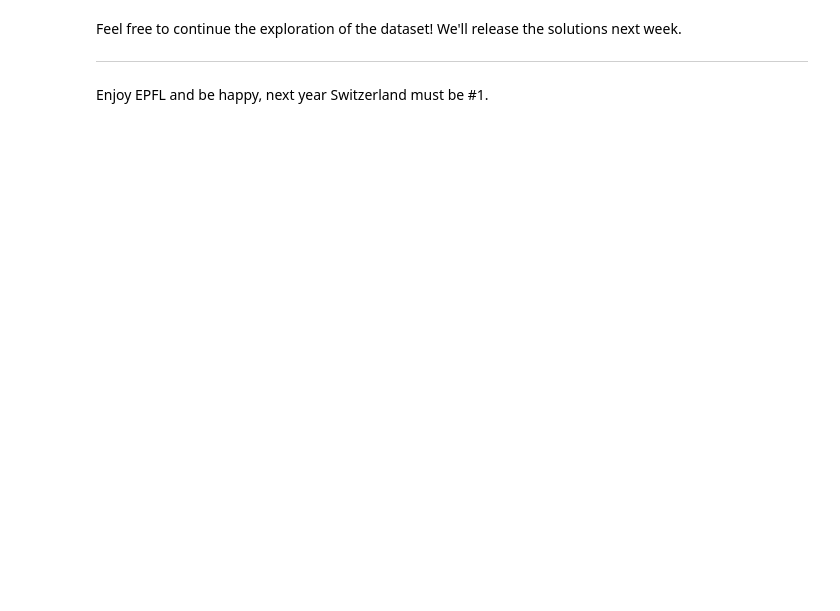
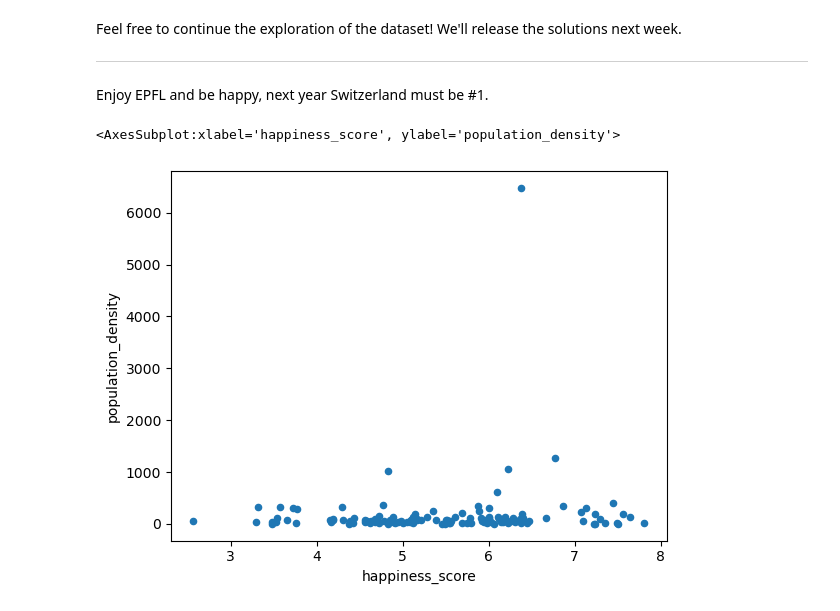
Before and after one commit to epfl-ada/2022, a Jupyter notebook: Tutorials/01 - Handling data/Happiness.ipynb, the cells around one changed output. Saved outputs shown, nothing was run; the diff lists cells and outputs as text; code cells hidden in the pictures; blank space fills up the shorter version.

```diff
--- a/Tutorials/01 - Handling data/Happiness.ipynb
+++ b/Tutorials/01 - Handling data/Happiness.ipynb
@@ -108,3 +273,8 @@ Feel free to continue the exploration of the dataset! We'll release the solution
 
 ----
 Enjoy EPFL and be happy, next year Switzerland must be #1.
+# %%
+country_features.plot.scatter(x='happiness_score',y='population_density')
+# %% [output]
+<AxesSubplot:xlabel='happiness_score', ylabel='population_density'>
+[figure, added]
```
Also changed, not shown: parts of 26 cells of this notebook, 4 other files.
